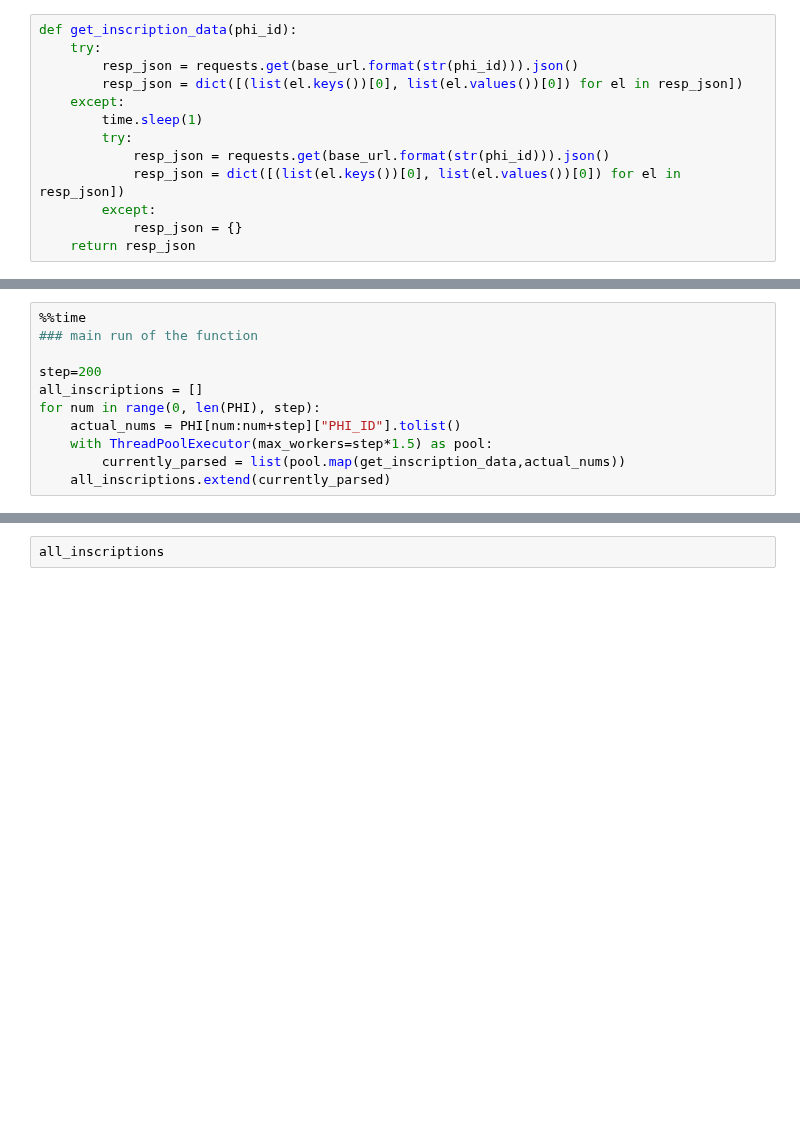
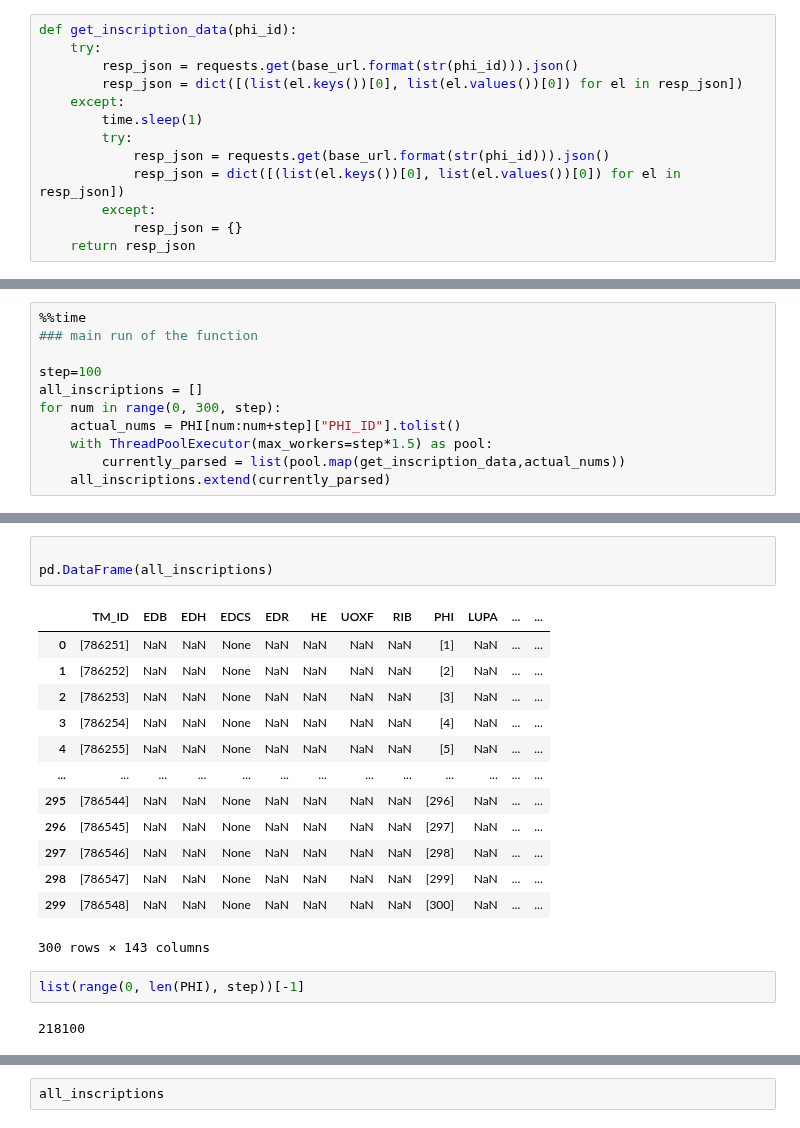
Before and after one commit to sdam-au/GI_ETL, a Jupyter notebook: scripts/phi_trismegistos_colab.ipynb, the cells around one changed output, grey strips where cells are left out. Cells and saved outputs as stored; diff of their text form; blank space fills up the shorter version.

```diff
--- a/scripts/phi_trismegistos_colab.ipynb
+++ b/scripts/phi_trismegistos_colab.ipynb
@@ -83,9 +77,9 @@ Name: PHI_ID, dtype: int64
 %%time
 ### main run of the function
 
-step=200
+step=100
 all_inscriptions = []
-for num in range(0, len(PHI), step):
+for num in range(0, 300, step):
     actual_nums = PHI[num:num+step]["PHI_ID"].tolist()
     with ThreadPoolExecutor(max_workers=step*1.5) as pool:
         currently_parsed = list(pool.map(get_inscription_data,actual_nums))
@@ -113,0 +90,21 @@ TypeError: object of type 'NoneType' has no len()
+# %%
+
+pd.DataFrame(all_inscriptions)
+# %% [output]
+|  | TM_ID | EDB | EDH | EDCS | EDR | HE | UOXF | RIB | PHI | LUPA | ... | ... |
+| 0 | [786251] | NaN | NaN | None | NaN | NaN | NaN | NaN | [1] | NaN | ... | ... |
+| 1 | [786252] | NaN | NaN | None | NaN | NaN | NaN | NaN | [2] | NaN | ... | ... |
+| 2 | [786253] | NaN | NaN | None | NaN | NaN | NaN | NaN | [3] | NaN | ... | ... |
+| 3 | [786254] | NaN | NaN | None | NaN | NaN | NaN | NaN | [4] | NaN | ... | ... |
+| 4 | [786255] | NaN | NaN | None | NaN | NaN | NaN | NaN | [5] | NaN | ... | ... |
+| ... | ... | ... | ... | ... | ... | ... | ... | ... | ... | ... | ... | ... |
+| 295 | [786544] | NaN | NaN | None | NaN | NaN | NaN | NaN | [296] | NaN | ... | ... |
+| 296 | [786545] | NaN | NaN | None | NaN | NaN | NaN | NaN | [297] | NaN | ... | ... |
+| 297 | [786546] | NaN | NaN | None | NaN | NaN | NaN | NaN | [298] | NaN | ... | ... |
+| 298 | [786547] | NaN | NaN | None | NaN | NaN | NaN | NaN | [299] | NaN | ... | ... |
+| 299 | [786548] | NaN | NaN | None | NaN | NaN | NaN | NaN | [300] | NaN | ... | ... |
+300 rows × 143 columns
+# %%
+list(range(0, len(PHI), step))[-1]
+# %% [output]
+218100
```
Also changed, not shown: parts of 13 cells of this notebook.
